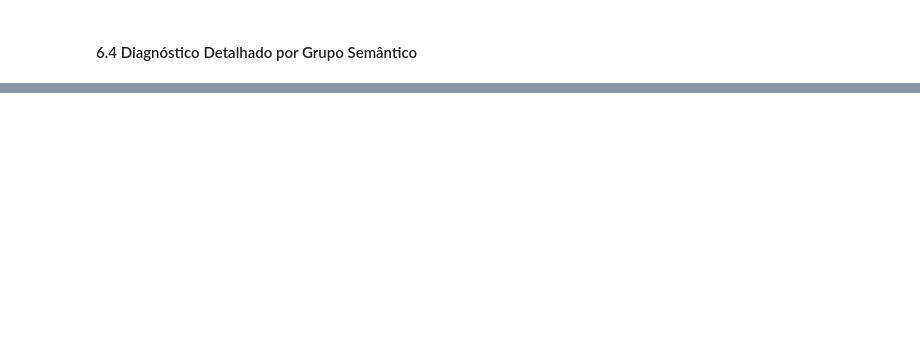
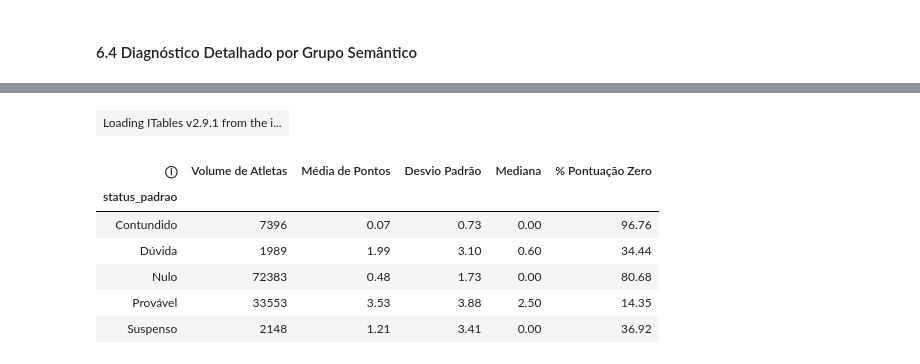
Before and after one commit to mromaoro/desafio-tecnico-gato-mestre-manual, a Jupyter notebook: notebooks/01_obtencao_dados.ipynb, the cells around one changed output, grey strips where cells are left out. Cells and saved outputs as stored; diff of their text form; code cells hidden in the pictures; blank space fills up the shorter version.

```diff
--- a/notebooks/01_obtencao_dados.ipynb
+++ b/notebooks/01_obtencao_dados.ipynb
@@ -405,0 +588,15 @@ resumo_qualidade_dados(df_raw, colunas=COLS_SCOUTS)
+# %%
+# Padronização textual de status_pre (removendo espaços e unificando caixa alta/baixa)
+status_pre_limpo = df_raw["status_pre"].astype(str).str.strip().str.capitalize()
+
+# 8.1 Tabela Cruzada: Status Pré-Jogo vs. Entrou em Campo (% de Participação)
+ct_participacao = pd.crosstab(
+    status_pre_limpo,
+    df_raw["entrou_em_campo"],
+    normalize="index"
+) * 100
+
+ct_participacao.columns = ["Não Jogou (%)", "Jogou (%)"]
+ct_participacao = ct_participacao.round(2)
+print("--- Taxa de Participação Real por Status Pré-Jogo ---")
+ct_participacao
@@ -405,0 +613,20 @@ resumo_qualidade_dados(df_raw, colunas=COLS_SCOUTS)
+# %%
+# 8.2 Estatísticas de Pontuação (pontos_num) por Status Pré-Jogo
+stats_status = df_raw.assign(status_padrao=status_pre_limpo).groupby("status_padrao")["pontos_num"].agg([
+    ("Volume de Atletas", "count"),
+    ("Média de Pontos", "mean"),
+    ("Desvio Padrão", "std"),
+    ("Mediana", "median"),
+    ("% Pontuação Zero", lambda x: (x == 0).mean() * 100)
+]).round(2)
+
+stats_status
+# %% [output]
+| Loading ITables v2.9.1 from the i... |
+| ⓘ | Volume de Atletas | Média de Pontos | Desvio Padrão | Mediana | % Pontuação Zero |
+| status_padrao |  |  |  |  |  |
+| Contundido | 7396 | 0.07 | 0.73 | 0.00 | 96.76 |
+| Dúvida | 1989 | 1.99 | 3.10 | 0.60 | 34.44 |
+| Nulo | 72383 | 0.48 | 1.73 | 0.00 | 80.68 |
+| Provável | 33553 | 3.53 | 3.88 | 2.50 | 14.35 |
+| Suspenso | 2148 | 1.21 | 3.41 | 0.00 | 36.92 |
```
Also changed, not shown: parts of 33 cells of this notebook, 10 other files.
